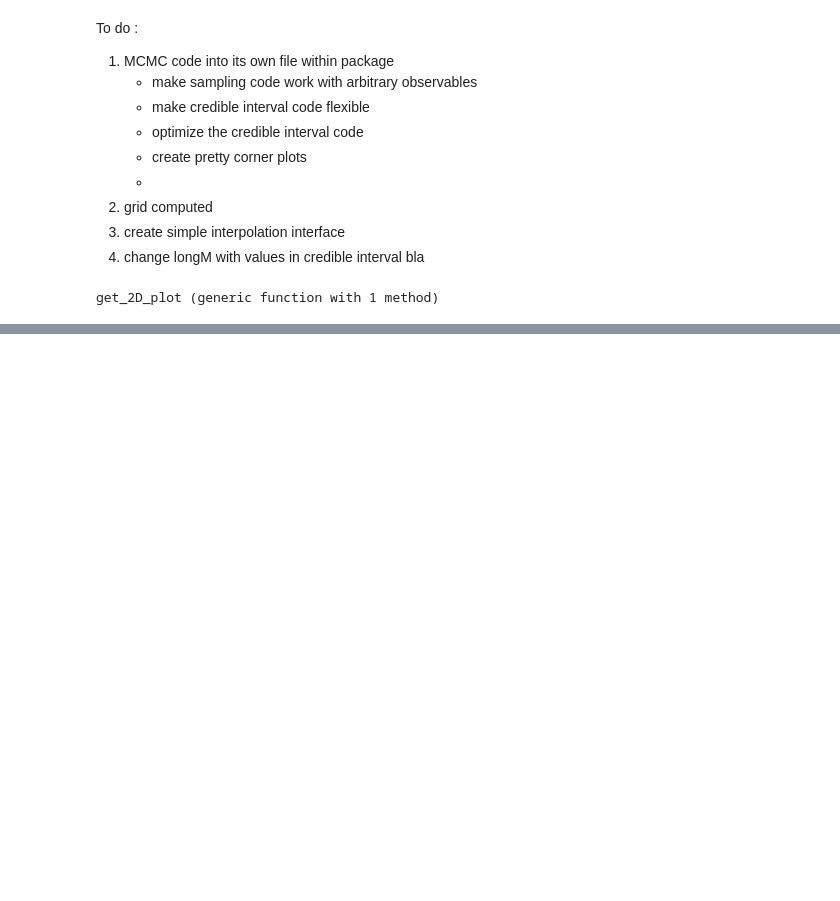
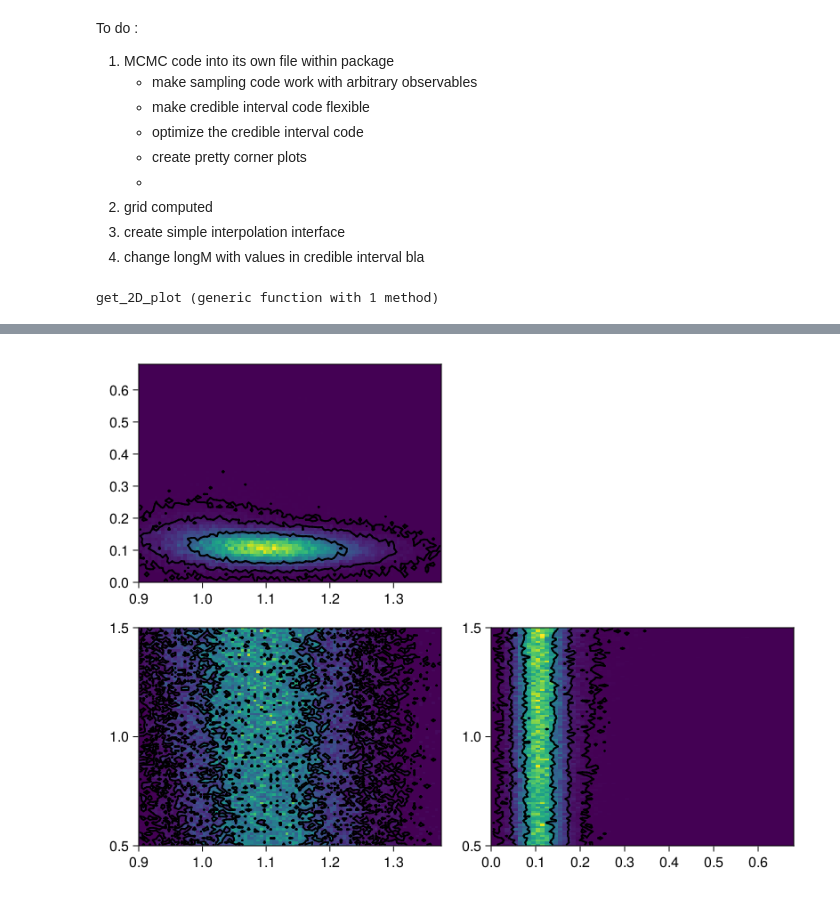
Before and after one commit to orlox/StarStats.jl, a Jupyter notebook: test_notebook/clean_JuliaTests.ipynb, the cells around one changed output, grey strips where cells are left out. Cells and saved outputs as stored; diff of their text form; code cells hidden in the pictures; blank space fills up the shorter version.

```diff
--- a/test_notebook/clean_JuliaTests.ipynb
+++ b/test_notebook/clean_JuliaTests.ipynb
@@ -375,0 +331,34 @@ end
+# %%
+logM = star_chains[:,:logM, :1].data
+append!(logM,star_chains[:,:logM, :2].data)
+append!(logM,star_chains[:,:logM, :3].data)
+append!(logM,star_chains[:,:logM, :4].data)
+
+rotation = star_chains[:,:rotation, :1].data
+append!(rotation,star_chains[:,:rotation, :2].data)
+append!(rotation,star_chains[:,:rotation, :3].data)
+append!(rotation,star_chains[:,:rotation, :4].data)
+
+overshoot= star_chains[:,:overshoot, :1].data
+append!(overshoot,star_chains[:,:overshoot, :2].data)
+append!(overshoot,star_chains[:,:overshoot, :3].data)
+append!(overshoot,star_chains[:,:overshoot, :4].data)
+
+x= star_chains[:,:x, :1].data
+append!(x,star_chains[:,:x, :2].data)
+append!(x,star_chains[:,:x, :3].data)
+append!(x,star_chains[:,:x, :4].data)
+
+dtdx=zeros(length(logM))
+for i in 1:length(logM)
+    dtdx[i]= interpolate_grid_quantity(grid,[rotation[i], logM[i], overshoot[i]],:dtdx,x[i])
+end
+# %%
+names = [:logM, :rotation, :overshoot]
+chain_values = Dict(:logM=>logM, :rotation=>rotation, :overshoot=>overshoot)
+chain_weights = dtdx
+fractions =[0.68,0.95, 0.997]
+figure= Figure()#resolution = (676, 507))
+create_corner_plot(chain_values,names, chain_weights, fractions, figure)
+# %% [output]
+[figure, added]
```
Also changed, not shown: parts of 12 cells of this notebook, 2 other files.
